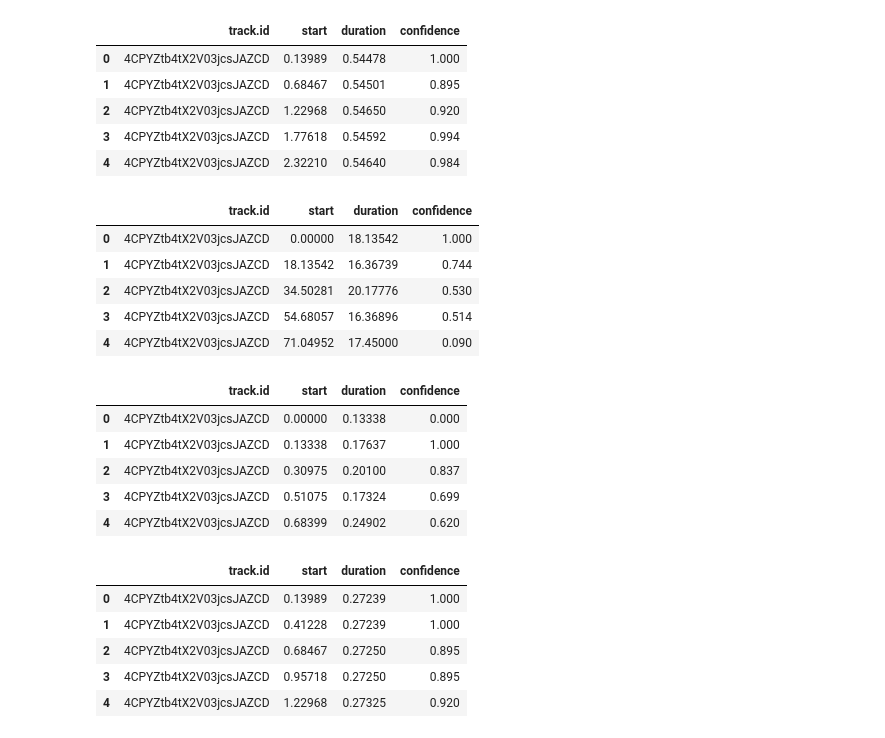
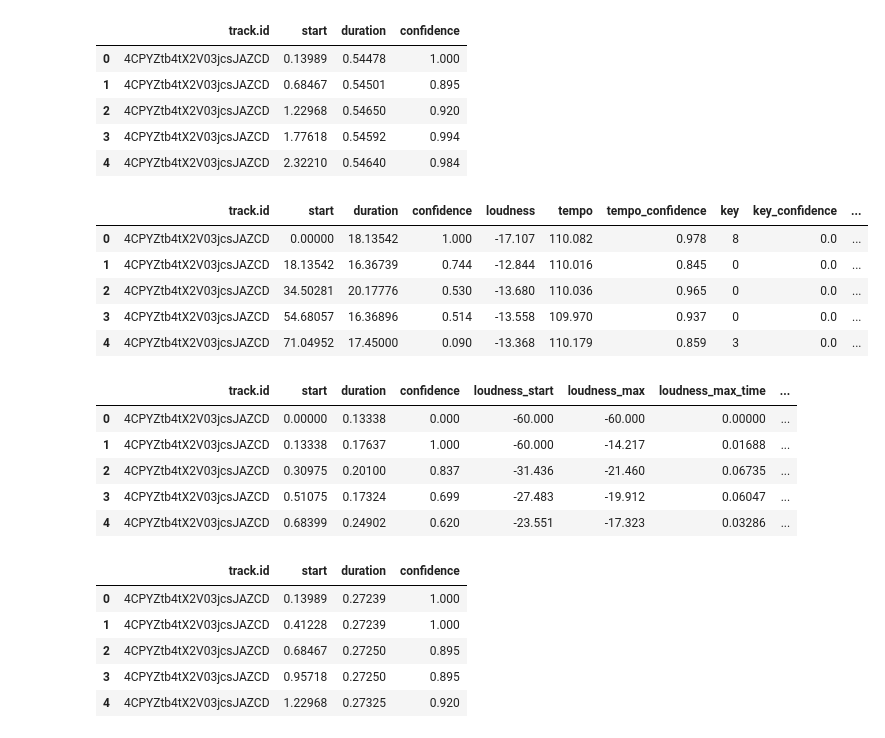
Before and after one commit to slmf1995/my_music, a Jupyter notebook: data_preprocessing.ipynb, the cells around one changed output. Drawn from its saved outputs; the diff is of its cells as text; code cells hidden in the pictures.

```diff
--- a/data_preprocessing.ipynb
+++ b/data_preprocessing.ipynb
@@ -71,22 +65,42 @@ df_beats.head()
 # %%
 df_sections = df_audio_analysis[['track.id', 'sections']].copy()
 df_sections['sections_json'] = df_sections['sections'].apply(lambda x: json.loads(x.replace("\'", "\"")))
 df_sections = df_sections.explode('sections_json')
 
 start = df_sections['sections_json'].apply(lambda x: x.get('start'))
 duration = df_sections['sections_json'].apply(lambda x: x.get('duration'))
 confidence = df_sections['sections_json'].apply(lambda x: x.get('confidence'))
-df_sections = df_sections.assign(start = start.values, duration = duration.values, confidence = confidence.values)
+loudness = df_sections['sections_json'].apply(lambda x: x.get('loudness'))
+tempo = df_sections['sections_json'].apply(lambda x: x.get('tempo'))
+tempo_confidence = df_sections['sections_json'].apply(lambda x: x.get('tempo_confidence'))
+key = df_sections['sections_json'].apply(lambda x: x.get('key'))
+key_confidence = df_sections['sections_json'].apply(lambda x: x.get('key_confidence'))
+mode = df_sections['sections_json'].apply(lambda x: x.get('mode'))
+mode_confidence = df_sections['sections_json'].apply(lambda x: x.get('mode_confidence'))
+time_signature = df_sections['sections_json'].apply(lambda x: x.get('time_signature'))
+time_signature_confidence = df_sections['sections_json'].apply(lambda x: x.get('time_signature_confidence'))
+df_sections = df_sections.assign(start = start.values,
+                                 duration = duration.values,
+                                 confidence = confidence.values,
+                                 loudness = loudness.values,
+                                 tempo = tempo.values,
+                                 tempo_confidence = tempo_confidence.values,
+                                 key = key.values,
+                                 key_confidence = key_confidence.values,
+                                 mode = mode.values,
+                                 mode_confidence = mode_confidence.values,
+                                 time_signature = time_signature.values,
+                                 time_signature_confidence = time_signature_confidence.values)
 
-df_sections = df_sections[['track.id', 'start', 'duration', 'confidence']].reset_index(drop = True)
+df_sections = df_sections.drop(['sections', 'sections_json'], axis = 1).reset_index(drop = True)
 df_sections.head()
 # %% [output]
-|  | track.id | start | duration | confidence |
-| 0 | 4CPYZtb4tX2V03jcsJAZCD | 0.00000 | 18.13542 | 1.000 |
-| 1 | 4CPYZtb4tX2V03jcsJAZCD | 18.13542 | 16.36739 | 0.744 |
-| 2 | 4CPYZtb4tX2V03jcsJAZCD | 34.50281 | 20.17776 | 0.530 |
-| 3 | 4CPYZtb4tX2V03jcsJAZCD | 54.68057 | 16.36896 | 0.514 |
-| 4 | 4CPYZtb4tX2V03jcsJAZCD | 71.04952 | 17.45000 | 0.090 |
+|  | track.id | start | duration | confidence | loudness | tempo | tempo_confidence | key | key_confidence | ... |
+| 0 | 4CPYZtb4tX2V03jcsJAZCD | 0.00000 | 18.13542 | 1.000 | -17.107 | 110.082 | 0.978 | 8 | 0.0 | ... |
+| 1 | 4CPYZtb4tX2V03jcsJAZCD | 18.13542 | 16.36739 | 0.744 | -12.844 | 110.016 | 0.845 | 0 | 0.0 | ... |
+| 2 | 4CPYZtb4tX2V03jcsJAZCD | 34.50281 | 20.17776 | 0.530 | -13.680 | 110.036 | 0.965 | 0 | 0.0 | ... |
+| 3 | 4CPYZtb4tX2V03jcsJAZCD | 54.68057 | 16.36896 | 0.514 | -13.558 | 109.970 | 0.937 | 0 | 0.0 | ... |
+| 4 | 4CPYZtb4tX2V03jcsJAZCD | 71.04952 | 17.45000 | 0.090 | -13.368 | 110.179 | 0.859 | 3 | 0.0 | ... |
 # %%
 # # Save tabulated sections data to a file
 # df_sections.to_csv('./data/audio_analysis_sections.csv', index = False)
@@ -98,17 +112,31 @@ df_segments = df_segments.explode('segments_json')
 start = df_segments['segments_json'].apply(lambda x: x.get('start'))
 duration = df_segments['segments_json'].apply(lambda x: x.get('duration'))
 confidence = df_segments['segments_json'].apply(lambda x: x.get('confidence'))
-df_segments = df_segments.assign(start = start.values, duration = duration.values, confidence = confidence.values)
+loudness_start = df_segments['segments_json'].apply(lambda x: x.get('loudness_start'))
+loudness_max = df_segments['segments_json'].apply(lambda x: x.get('loudness_max'))
+loudness_max_time = df_segments['segments_json'].apply(lambda x: x.get('loudness_max_time'))
+loudness_end = df_segments['segments_json'].apply(lambda x: x.get('loudness_end'))
+pitches = df_segments['segments_json'].apply(lambda x: x.get('pitches'))
+timbre = df_segments['segments_json'].apply(lambda x: x.get('timbre'))
+df_segments = df_segments.assign(start = start.values,
+                                 duration = duration.values,
+                                 confidence = confidence.values,
+                                 loudness_start = loudness_start.values,
+                                 loudness_max = loudness_max.values,
+                                 loudness_max_time = loudness_max_time.values,
+                                 loudness_end = loudness_end.values,
+                                 pitches = pitches.values,
+                                 timbre = timbre.values)
 
-df_segments = df_segments[['track.id', 'start', 'duration', 'confidence']].reset_index(drop = True)
+df_segments = df_segments.drop(['segments', 'segments_json'], axis = 1).reset_index(drop = True)
 df_segments.head()
 # %% [output]
-|  | track.id | start | duration | confidence |
-| 0 | 4CPYZtb4tX2V03jcsJAZCD | 0.00000 | 0.13338 | 0.000 |
-| 1 | 4CPYZtb4tX2V03jcsJAZCD | 0.13338 | 0.17637 | 1.000 |
-| 2 | 4CPYZtb4tX2V03jcsJAZCD | 0.30975 | 0.20100 | 0.837 |
-| 3 | 4CPYZtb4tX2V03jcsJAZCD | 0.51075 | 0.17324 | 0.699 |
-| 4 | 4CPYZtb4tX2V03jcsJAZCD | 0.68399 | 0.24902 | 0.620 |
+|  | track.id | start | duration | confidence | loudness_start | loudness_max | loudness_max_time | ... |
+| 0 | 4CPYZtb4tX2V03jcsJAZCD | 0.00000 | 0.13338 | 0.000 | -60.000 | -60.000 | 0.00000 | ... |
+| 1 | 4CPYZtb4tX2V03jcsJAZCD | 0.13338 | 0.17637 | 1.000 | -60.000 | -14.217 | 0.01688 | ... |
+| 2 | 4CPYZtb4tX2V03jcsJAZCD | 0.30975 | 0.20100 | 0.837 | -31.436 | -21.460 | 0.06735 | ... |
+| 3 | 4CPYZtb4tX2V03jcsJAZCD | 0.51075 | 0.17324 | 0.699 | -27.483 | -19.912 | 0.06047 | ... |
+| 4 | 4CPYZtb4tX2V03jcsJAZCD | 0.68399 | 0.24902 | 0.620 | -23.551 | -17.323 | 0.03286 | ... |
 # %%
 # # Save tabulated segments data to a file
 # df_segments.to_csv('./data/audio_analysis_segments.csv', index = False)
```
Also changed, not shown: parts of 1 cell of this notebook.
